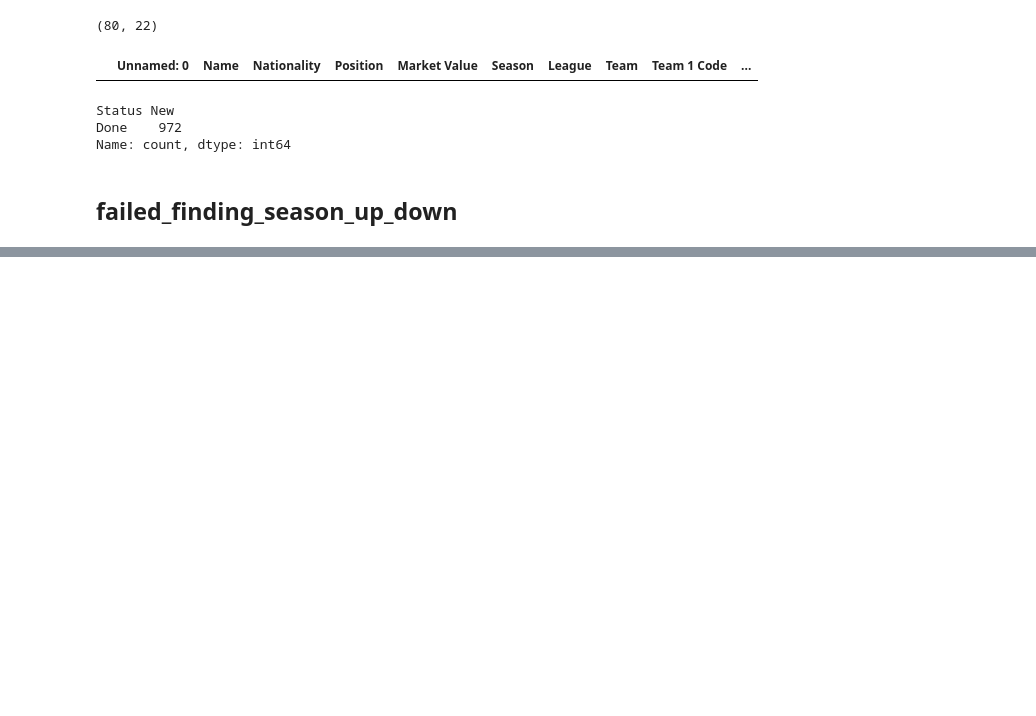
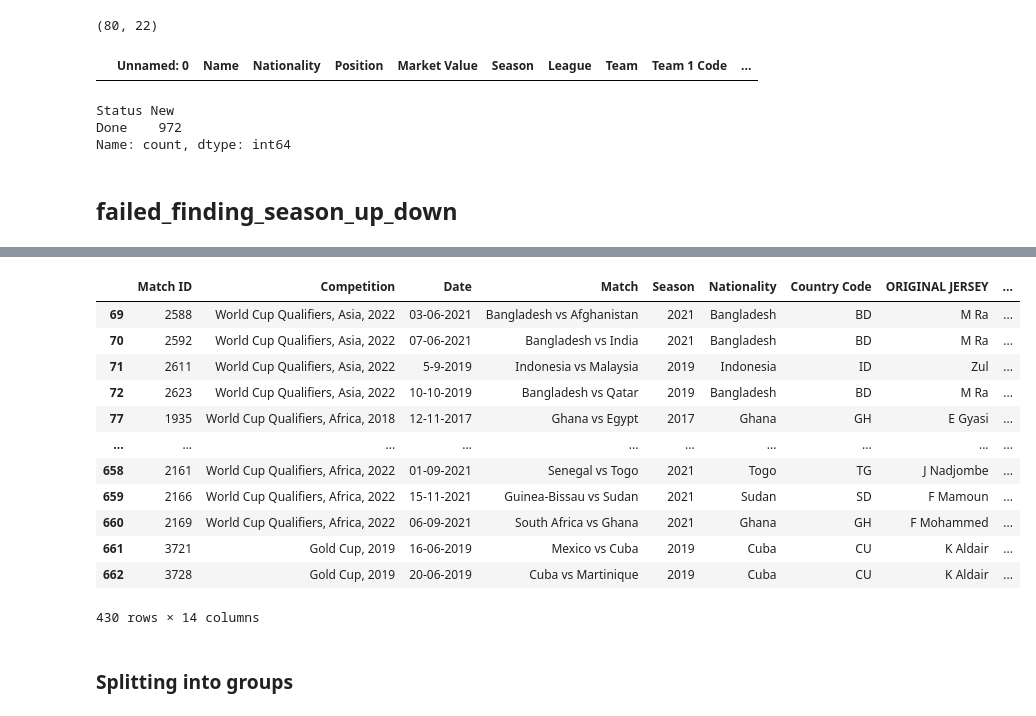
Before and after one commit to finnlsmith/footy_project_market_value_rankings, a Jupyter notebook: create_dataset_1/red_group_work.ipynb, the cells around one changed output, grey strips where cells are left out. Drawn from its saved outputs; the diff is of its cells as text; code cells hidden in the pictures; blank space fills up the shorter version.

```diff
--- a/create_dataset_1/red_group_work.ipynb
+++ b/create_dataset_1/red_group_work.ipynb
@@ -1307,0 +1306,24 @@ failed_all_seasons[failed_all_seasons['Match'] == 'England vs Iran']
+# %%
+failed_all_seasons = load_csv_dataset('April 25 - CONCACAF & CONMEBOL OUT - DATA CSVs/Red Groups/failed_finding_season_up_down.csv')
+failed_all_seasons = failed_all_seasons.drop(columns={'Unnamed: 0.2', 'Unnamed: 0.1', 'Unnamed: 0'})
+
+failed_all_seasons_terrikon_removed = failed_all_seasons[~failed_all_seasons['Competition'].isin(['Euros 2016, Qualifiers', 'Euros 2020, Qualifiers', 'Euros 2024, Qualifiers',
+                                                                           'Nations League 2018-2020', 'Nations League 2020-2021', 'Nations League 2022-2023',
+                                                                           'World Cup 2022', 'World Cup 2018', 'World Cup 2014',
+                                                                           'Euros 2016', 'Euros 2020',
+                                                                           'Copa America 2021', 'Copa America 2015', 'Copa America 2019'])]
+failed_all_seasons_terrikon_removed
+# %% [output]
+|  | Match ID | Competition | Date | Match | Season | Nationality | Country Code | ORIGINAL JERSEY | ... |
+| 69 | 2588 | World Cup Qualifiers, Asia, 2022 | 03-06-2021 | Bangladesh vs Afghanistan | 2021 | Bangladesh | BD | M Ra | ... |
+| 70 | 2592 | World Cup Qualifiers, Asia, 2022 | 07-06-2021 | Bangladesh vs India | 2021 | Bangladesh | BD | M Ra | ... |
+| 71 | 2611 | World Cup Qualifiers, Asia, 2022 | 5-9-2019 | Indonesia vs Malaysia | 2019 | Indonesia | ID | Zul | ... |
+| 72 | 2623 | World Cup Qualifiers, Asia, 2022 | 10-10-2019 | Bangladesh vs Qatar | 2019 | Bangladesh | BD | M Ra | ... |
+| 77 | 1935 | World Cup Qualifiers, Africa, 2018 | 12-11-2017 | Ghana vs Egypt | 2017 | Ghana | GH | E Gyasi | ... |
+| ... | ... | ... | ... | ... | ... | ... | ... | ... | ... |
+| 658 | 2161 | World Cup Qualifiers, Africa, 2022 | 01-09-2021 | Senegal vs Togo | 2021 | Togo | TG | J Nadjombe | ... |
+| 659 | 2166 | World Cup Qualifiers, Africa, 2022 | 15-11-2021 | Guinea-Bissau vs Sudan | 2021 | Sudan | SD | F Mamoun | ... |
+| 660 | 2169 | World Cup Qualifiers, Africa, 2022 | 06-09-2021 | South Africa vs Ghana | 2021 | Ghana | GH | F Mohammed | ... |
+| 661 | 3721 | Gold Cup, 2019 | 16-06-2019 | Mexico vs Cuba | 2019 | Cuba | CU | K Aldair | ... |
+| 662 | 3728 | Gold Cup, 2019 | 20-06-2019 | Cuba vs Martinique | 2019 | Cuba | CU | K Aldair | ... |
+430 rows × 14 columns
@@ -1307,0 +1334,2 @@ failed_all_seasons[failed_all_seasons['Match'] == 'England vs Iran']
+# %% [markdown]
+### Splitting into groups
```
Also changed, not shown: parts of 16 cells of this notebook, 5 other files.
